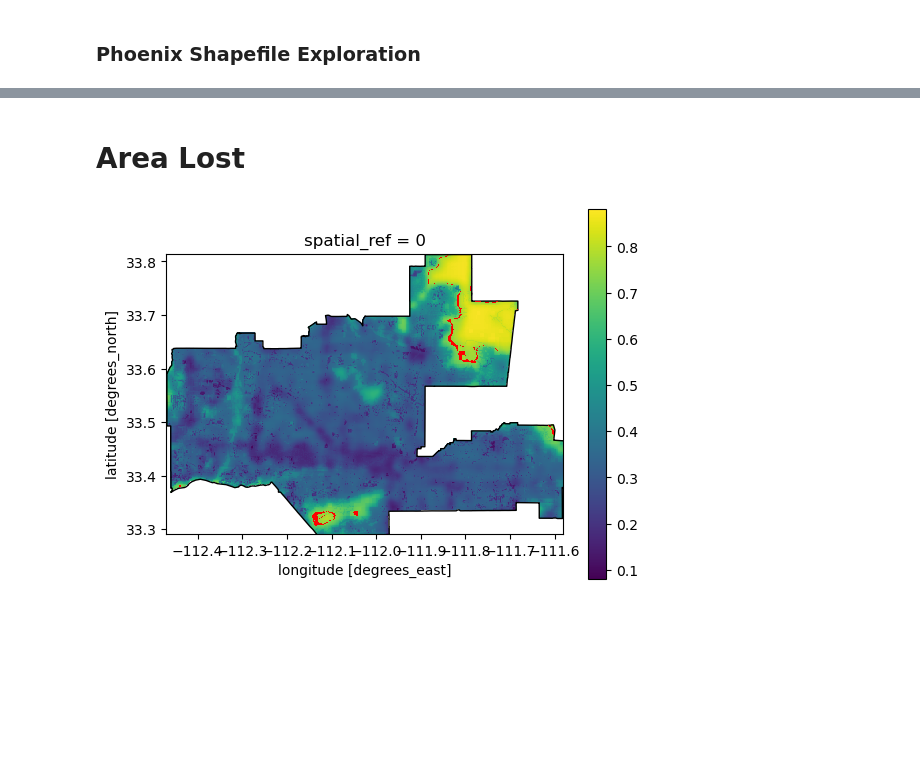
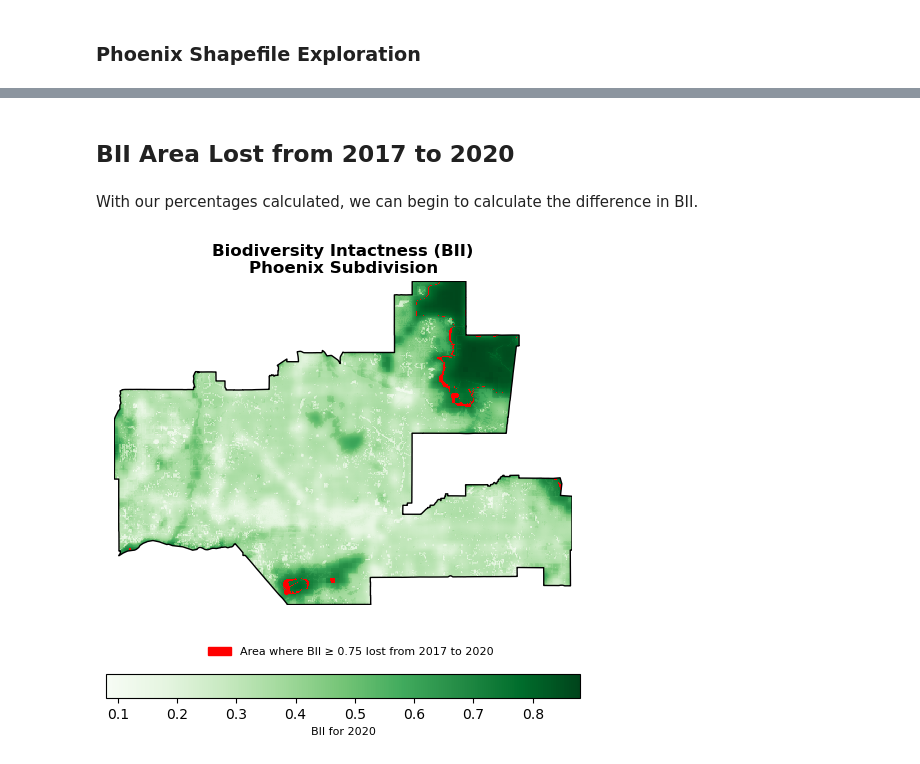
Before and after one commit to imsibaja/bii-phx, a Jupyter notebook: bii-phx.ipynb, the cells around one changed output, grey strips where cells are left out. Saved outputs shown, nothing was run; the diff lists cells and outputs as text; code cells hidden in the pictures; blank space fills up the shorter version.

```diff
--- a/bii-phx.ipynb
+++ b/bii-phx.ipynb
@@ -145,0 +227,4 @@ phx_2020_total_area = phx_clip_2020.sum().item()
+# %%
+# Showing the area with BII>=0.75 in 2017
+phx_clip_2017_BII = (phx_clip_2017 >= 0.75)
+phx_clip_2020_BII = (phx_clip_2020 >= 0.75)
@@ -157,3 +252,5 @@ Percentage of area with BII >= 0.75 in 2020: 17.18%
 # %% [markdown]
-# Area Lost
+## BII Area Lost from 2017 to 2020
+# %% [markdown]
+With our percentages calculated, we can begin to calculate the difference in BII.
 # %%
@@ -161,11 +260,49 @@ phx_flip = (phx_clip_2017_BII ^ phx_clip_2020_BII)
 phx_flip = xr.where(phx_flip, 1, np.nan)
-# %%
-# Plot raster boundary, fire perimeter, CA boundary
-fig, ax = plt.subplots()
-phx_clip_2020.plot(ax=ax)
-phx_shp.plot(ax=ax, color=(0.1, 0.2, 0.5, 0.01), edgecolor="black")
-phx_flip.plot(ax=ax, cmap="brg", add_colorbar=False)
-
-plt.show()
-# %% [output]
-[figure, removed]
+# %%
+# Visualize
+# Initialize figure
+fig, ax = plt.subplots(figsize=(12, 6))
+
+# Turn axis off for cleaner map
+ax.axis('off')
+
+#Plot phoenix boundary
+phx_shp.boundary.plot(ax=ax,
+                      edgecolor='black',
+                      linewidth=1)
+
+bii_plot = phx_clip_2020.plot(ax=ax,
+                              cmap='Greens',
+                              cbar_kwargs={
+                                  'location': 'bottom',  # Intuitive for biodiversity sense
+                                  'label': 'BII for 2020',  # Colorbar label
+                                  'shrink': 0.51         # Shrinks the colorbar for better fit
+                              })
+
+# Adjust the font size of the colorbar label
+bii_plot.colorbar.set_ticks(np.arange(.1, .9, 0.1))
+bii_plot.colorbar.ax.tick_params(labelsize=10)  # Font size for tick labels
+bii_plot.colorbar.set_label('BII for 2020', fontsize=8)  # Font size for the label itself
+
+# Plot difference in BII
+phx_flip.plot(ax=ax,
+              cmap='brg',
+              add_colorbar=False)
+
+# Create custom legend for the BII difference
+bii_diff_leg = mpatches.Patch(color = "red", label = 'Area where BII ≥ 0.75 lost from 2017 to 2020')
+
+ax.legend(handles = [bii_diff_leg],
+          fontsize = 8,
+          frameon=False,
+          bbox_to_anchor=(0.85, -0.1))
+
+# Set title and axes labels
+ax.set_title('Biodiversity Intactness (BII)\nPhoenix Subdivision',
+              fontsize=12, fontweight='bold')
+ax.set_xlabel('Longitude (degrees)')
+ax.set_ylabel('Latitude (degrees)')
+
+plt.show()
+# %% [output]
+[figure, added]
```
Also changed, not shown: parts of 48 cells of this notebook.
